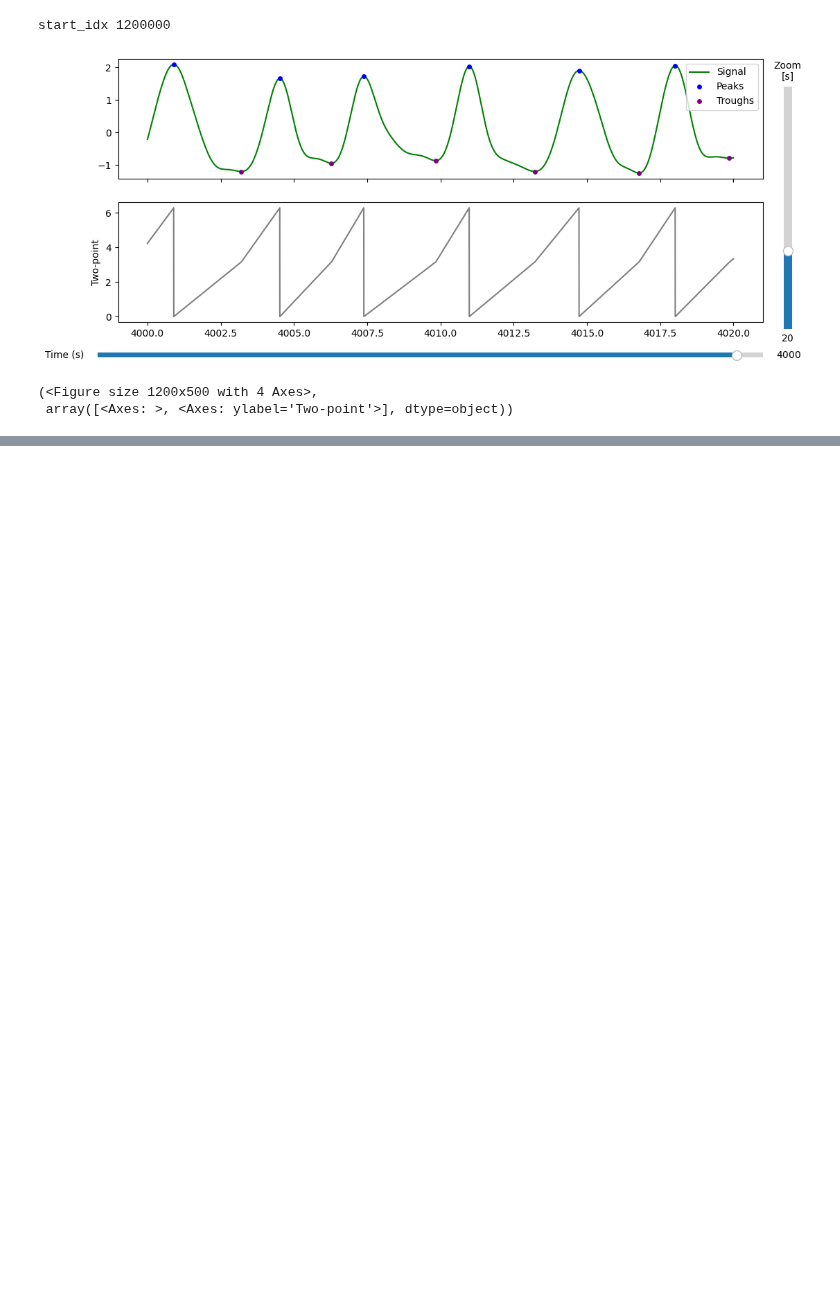
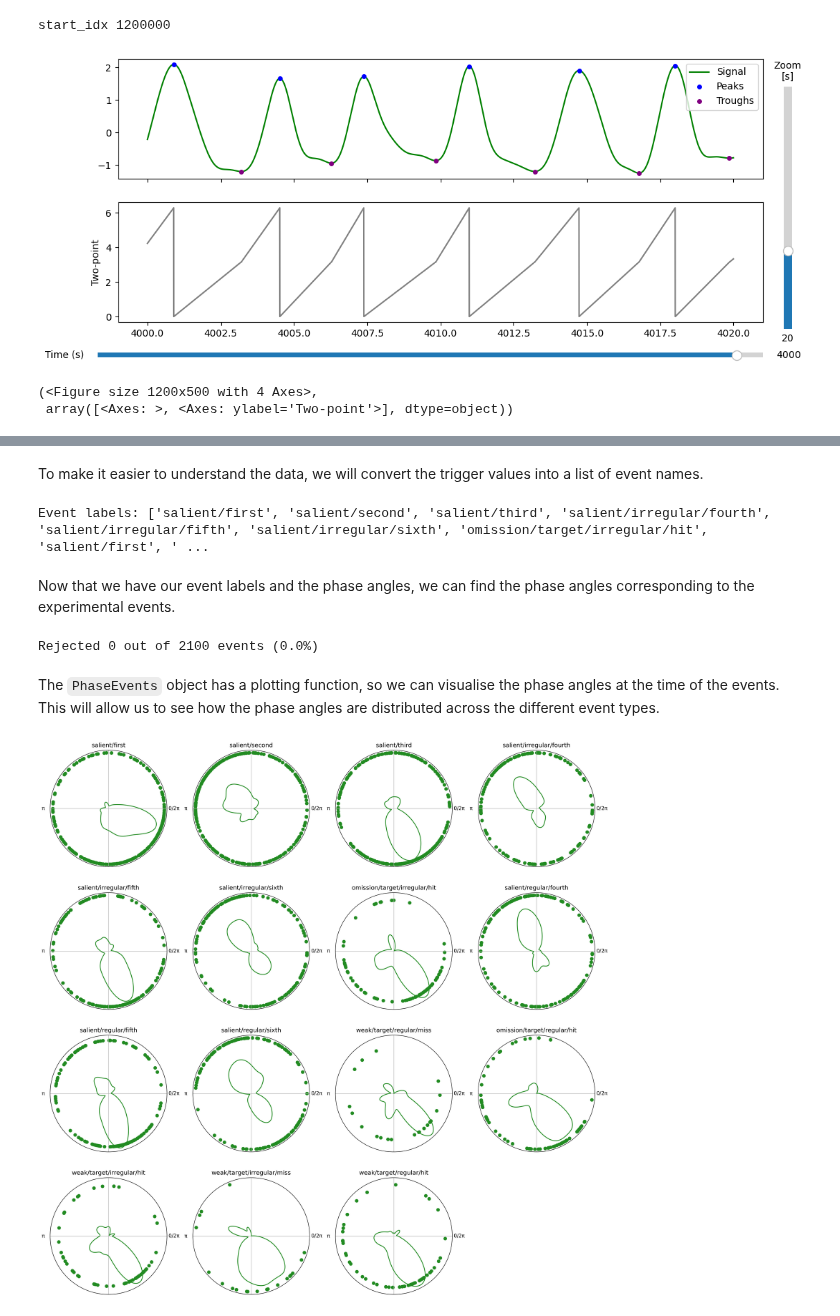
Before and after one commit to laurabpaulsen/pyriodic, a Jupyter notebook: docs_src/tutorials/01_intro.ipynb, the cells around one changed output, grey strips where cells are left out. Drawn from its saved outputs; the diff is of its cells as text; code cells hidden in the pictures; blank space fills up the shorter version.

Commit message:
add phase angles

```diff
--- a/docs_src/tutorials/01_intro.ipynb
+++ b/docs_src/tutorials/01_intro.ipynb
@@ -81,0 +99,51 @@ start_idx 1200000
+# %% [markdown]
+To make it easier to understand the data, we will convert the trigger values into a list of event names.
+# %%
+event_ids = {
+    # stimulus leading up to the target stimulus
+    ## all are salient, but the fourth, fifth and sixth can be either regular or irregular
+    ## (i.e. they are either presented at the expected time or jittered)
+    3: "salient/first",
+    5: "salient/second",
+    9: "salient/third",
+    19: "salient/regular/fourth",
+    21: "salient/regular/fifth",
+    25: "salient/regular/sixth",
+    35: "salient/irregular/fourth",
+    37: "salient/irregular/fifth",
+    41: "salient/irregular/sixth",
+
+    # target stimulus
+    ## can either be weak or omission
+    ## the regular and irregular is used to indicate whether the proceeding stimulus was presented at the expected time or jittered
+    ## the target is always presented at the expected time
+    337: "weak/target/regular/hit",
+    593: "weak/target/regular/miss",
+    353: "weak/target/irregular/hit",
+    609: "weak/target/irregular/miss",
+    400: "omission/target/regular/hit",
+    416: "omission/target/irregular/hit",
+    656: "omission/target/regular/miss",
+    672: "omission/target/irregular/miss",
+}
+
+event_labels = [event_ids.get(trig, "unknown") for trig in trigger_vals]
+print(f"Event labels: {event_labels[:10]}")
+# %% [output]
+Event labels: ['salient/first', 'salient/second', 'salient/third', 'salient/irregular/fourth', 'salient/irregular/fifth', 'salient/irregular/sixth', 'omission/target/irregular/hit', 'salient/first', ' ...
+# %% [markdown]
+Now that we have our event labels and the phase angles, we can find the phase angles corresponding to the experimental events.
+# %%
+phase_events = create_phase_events(
+    phase_ts=phase,
+    events=sample_indices,
+    event_labels=event_labels
+)
+# %% [output]
+Rejected 0 out of 2100 events (0.0%)
+# %% [markdown]
+The `PhaseEvents` object has a plotting function, so we can visualise the phase angles at the time of the events. This will allow us to see how the phase angles are distributed across the different event types.
+# %%
+phase_events.plot()
+# %% [output]
+[figure, added]
```
Also changed, not shown: parts of 3 cells of this notebook.
